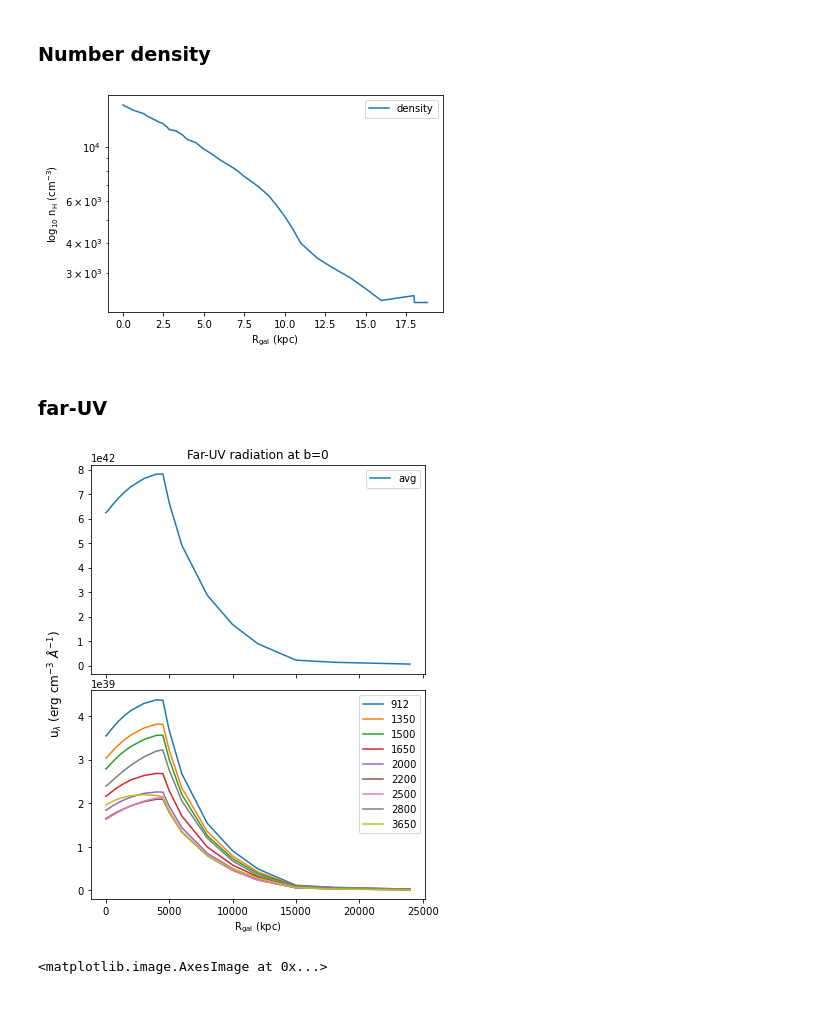
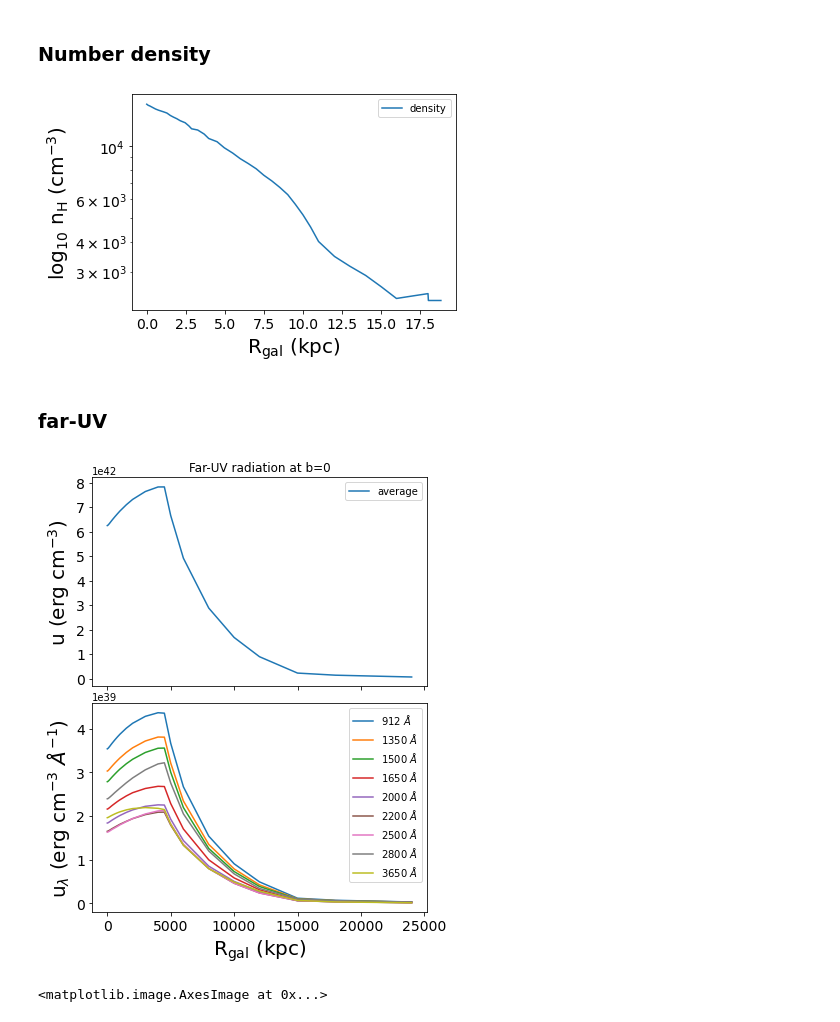
Before and after one commit to CraigYanitski/kosmatau3d, a Jupyter notebook: notebooks/full model/model_inspection.ipynb, the cells around one changed output. Saved outputs shown, nothing was run; the diff lists cells and outputs as text; code cells hidden in the pictures.

Commit message:
improved plotting of distributions
* also now saves plot

```diff
--- a/notebooks/full model/model_inspection.ipynb
+++ b/notebooks/full model/model_inspection.ipynb
@@ -50,20 +54,29 @@ hi_mass.plot(x='r', y='HI mass', logy=True, xlabel=r'R$_\mathrm{gal}$ (kpc)', yl
 # %%
 %matplotlib inline
 density = pd.read_csv(data_dir + 'densities_clouds.dat', delim_whitespace=True, names=['r', 'density'], skiprows=1)
-density.plot(x='r', y='density', logy=True, xlabel=r'R$_\mathrm{gal}$ (kpc)', ylabel=r'log$_{10}$ n$_\mathrm{H}$ (cm$^{-3}$)');
+fig, ax = plt.subplots(1, 1)
+density.plot(x='r', y='density', ax=ax, logy=True, fontsize=14)
+ax.set_xlabel(r'R$_\mathrm{gal}$ (kpc)', fontsize=20)
+ax.set_ylabel(r'log$_{10}$ n$_\mathrm{H}$ (cm$^{-3}$)', fontsize=20)
+fig.tight_layout()
+plt.savefig('plots/density_dist.png');
 # %% [output]
-[figure, old version]
+[figure, new version]
 # %% [markdown]
 ### far-UV
 # %%
 %matplotlib inline
-fuv = pd.read_csv(data_dir + 'galactic_FUV_complete.dat', delim_whitespace=True, names=['r', 'z', 'avg', 912, 1350, 1500, 1650, 2000, 2200, 2500, 2800, 3650], skiprows=1)
+fuv = pd.read_csv(data_dir + 'galactic_FUV_complete.dat', delim_whitespace=True, names=['r', 'z', 'average', r'912 $\AA$', r'1350 $\AA$', r'1500 $\AA$', r'1650 $\AA$', r'2000 $\AA$', r'2200 $\AA$', r'2500 $\AA$', r'2800 $\AA$', r'3650 $\AA$'], skiprows=1)
 fig, (ax1, ax2) = plt.subplots(2, 1, sharex=True, gridspec_kw={'hspace':0.08}, figsize=(6, 8))
-fuv.groupby('r').max().reset_index().plot(x='r', y='avg', ax=ax1, title='Far-UV radiation at b=0')
-fuv.groupby('r').max().reset_index().plot(x='r', y=[912, 1350, 1500, 1650, 2000, 2200, 2500, 2800, 3650], xlabel=r'R$_\mathrm{gal}$ (kpc)', ax=ax2)
-fig.supylabel(r'u$_\lambda$ (erg cm$^{-3}$ $\AA^{-1}$)');
+fuv.groupby('r').max().reset_index().plot(x='r', y='average', ax=ax1, title='Far-UV radiation at b=0', fontsize=14)
+fuv.groupby('r').max().reset_index().plot(x='r', y=[r'912 $\AA$', r'1350 $\AA$', r'1500 $\AA$', r'1650 $\AA$', r'2000 $\AA$', r'2200 $\AA$', r'2500 $\AA$', r'2800 $\AA$', r'3650 $\AA$'], ax=ax2, fontsize=14)
+ax2.set_xlabel(r'R$_\mathrm{gal}$ (kpc)', fontsize=20)
+ax1.set_ylabel(r'u (erg cm$^{-3}$)', fontsize=20)
+ax2.set_ylabel(r'u$_\lambda$ (erg cm$^{-3}$ $\AA^{-1}$)', fontsize=20)
+# fig.tight_layout()
+plt.savefig('plots/fuv_dist.png');
 # %% [output]
-[figure, old version]
+[figure, new version]
 # %%
 plt.imshow(np.log10(fuv.groupby('r').max()[[912, 1350, 1500, 1650, 2000, 2200, 2500, 2800, 3650]]).to_numpy()[::-1, :], extent=(912, 3650, 0, 2000))
 # %% [output]
```
Also changed, not shown: parts of 3 cells of this notebook, 4 other files.
